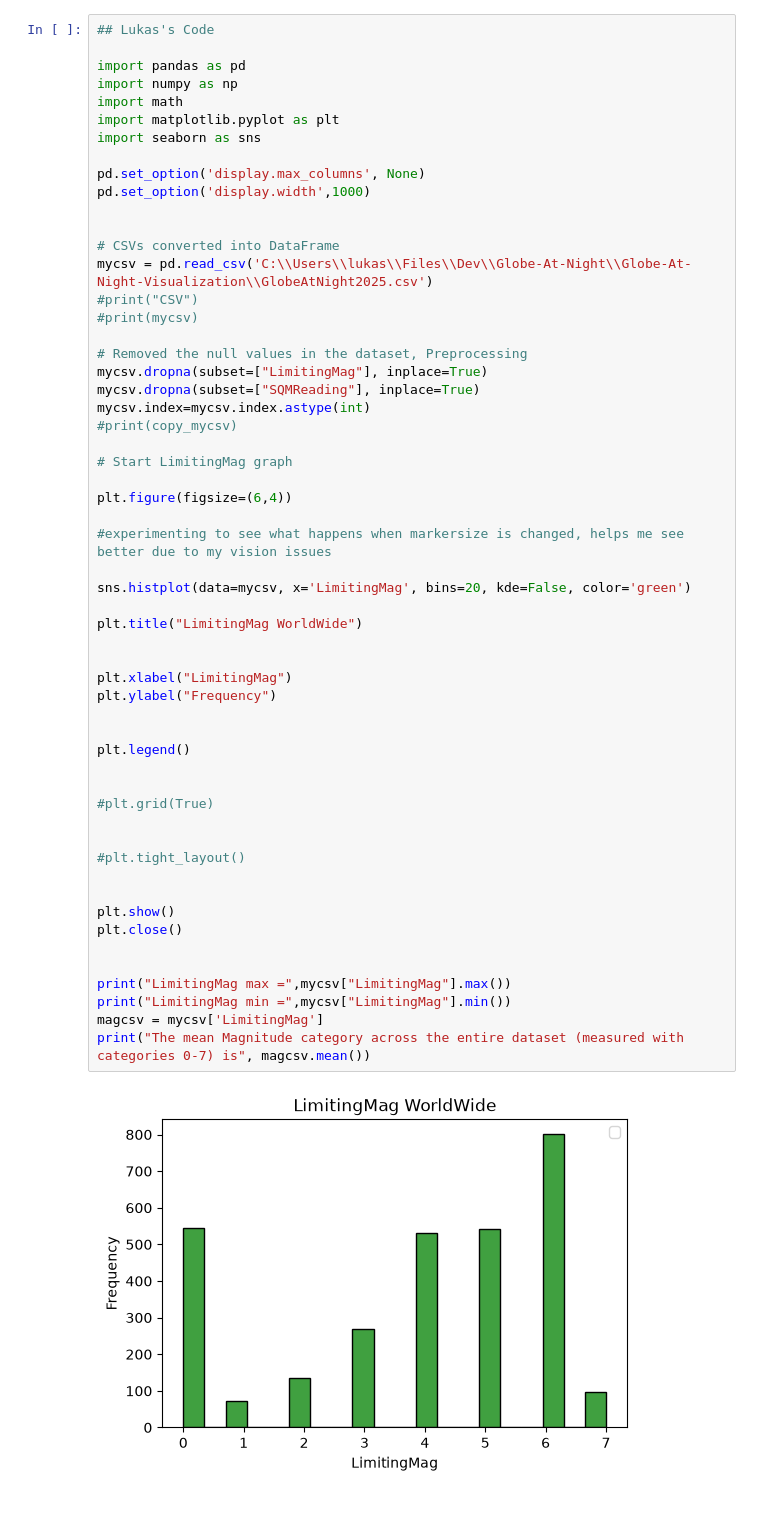
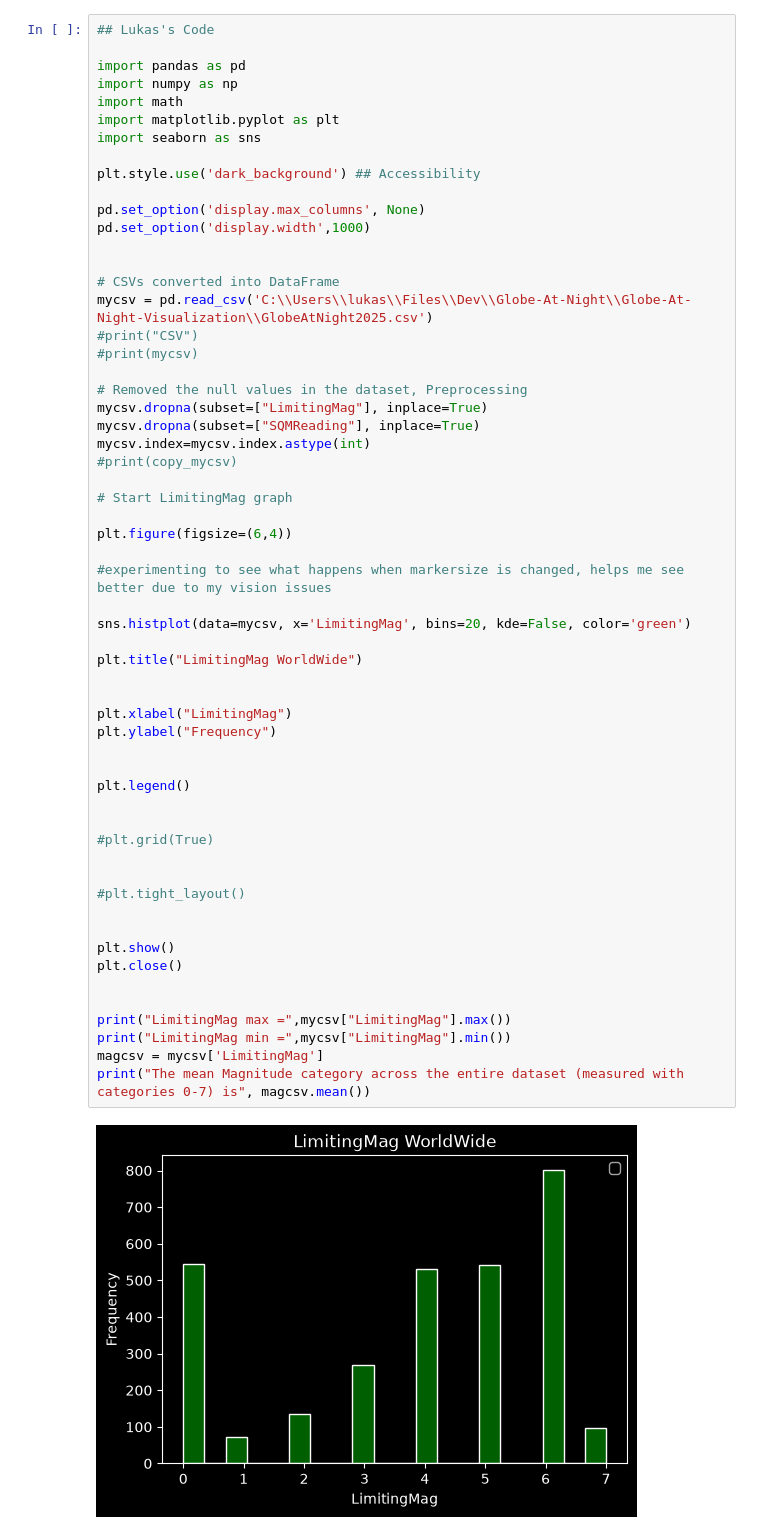
Before and after one commit to lslipka/Globe-At-Night-Visualization, a Jupyter notebook: Visualization.ipynb, the cells around one changed output. Cells and saved outputs as stored; diff of their text form.

Commit message:
Added accessibility adjustment

```diff
--- a/Visualization.ipynb
+++ b/Visualization.ipynb
@@ -6,6 +6,8 @@ import numpy as np
 import math
 import matplotlib.pyplot as plt
 import seaborn as sns
+
+plt.style.use('dark_background') ## Accessibility
 
 pd.set_option('display.max_columns', None)
 pd.set_option('display.width',1000)
@@ -28,34 +30,34 @@ plt.figure(figsize=(6,4))
 
 #experimenting to see what happens when markersize is changed, helps me see better due to my vision issues
 
 sns.histplot(data=mycsv, x='LimitingMag', bins=20, kde=False, color='green')
 
 plt.title("LimitingMag WorldWide")
 
 
 plt.xlabel("LimitingMag")
 plt.ylabel("Frequency")
 
 
 plt.legend()
 
 
 #plt.grid(True)
 
 
 #plt.tight_layout()
 
 
 plt.show()
 plt.close()
 
 
 print("LimitingMag max =",mycsv["LimitingMag"].max())
 print("LimitingMag min =",mycsv["LimitingMag"].min())
 magcsv = mycsv['LimitingMag']
 print("The mean Magnitude category across the entire dataset (measured with categories 0-7) is", magcsv.mean())
 # %% [output]
-[figure, old version]
+[figure, new version]
 LimitingMag max = 7
 LimitingMag min = 0
 The mean Magnitude category across the entire dataset (measured with categories 0-7) is 3.831885026737968
```
Also changed, not shown: parts of 3 cells of this notebook.
